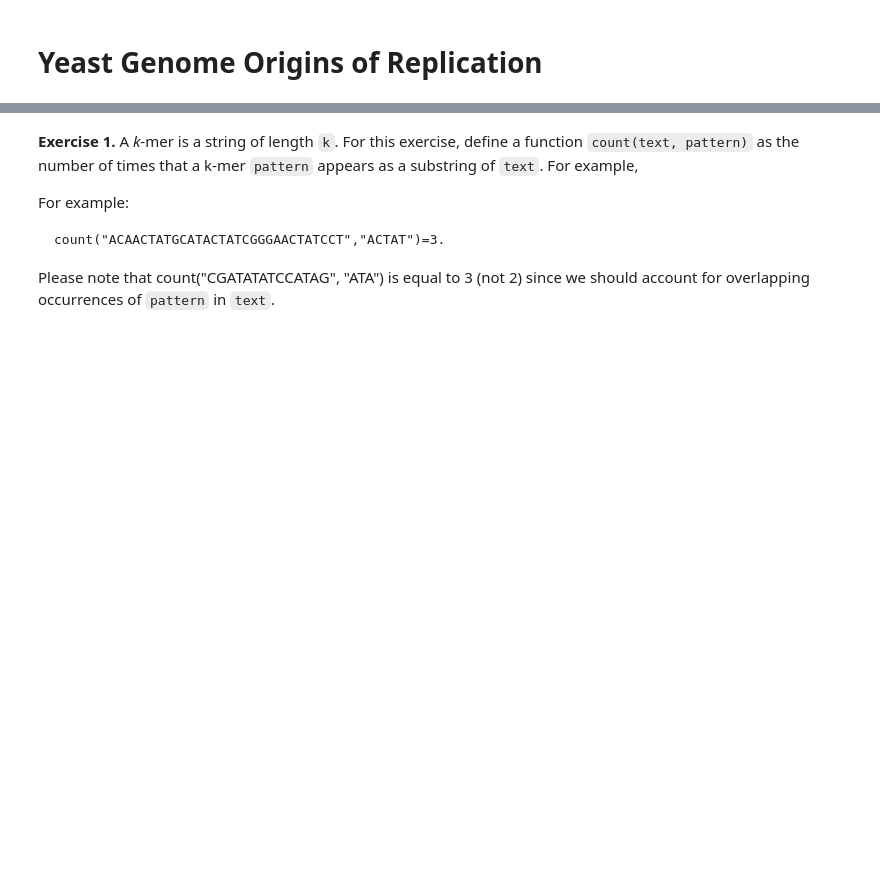
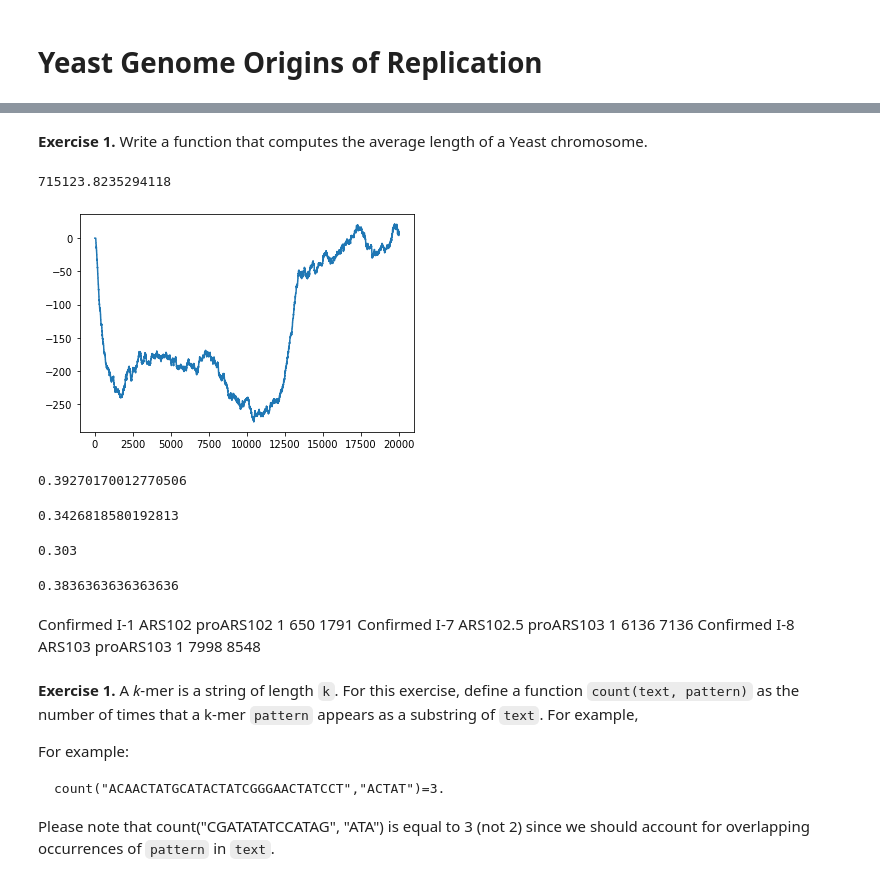
Before and after one commit to csc-448-2021-fall/csc-448-student, a Jupyter notebook: labs/Lab1.ipynb, the cells around one changed output, grey strips where cells are left out. Saved outputs shown, nothing was run; the diff lists cells and outputs as text; code cells hidden in the pictures; blank space fills up the shorter version.

```diff
--- a/labs/Lab1.ipynb
+++ b/labs/Lab1.ipynb
@@ -17,3 +21,54 @@ home = str(Path.home()) # all other paths are relative to this path.
+# %% [markdown]
+**Exercise 1.** Write a function that computes the average length of a Yeast chromosome.
+# %%
+from Bio import SeqIO
+
+fasta_sequences = SeqIO.parse(open(f"{home}/csc-448-student/data/GCF_000146045.2_R64_genomic.fna"),'fasta')
+s = 0
+l = 0
+chromosomes = []
+for fasta in fasta_sequences:
+    chromosomes.append(str(fasta.seq))
+    s += len(str(fasta.seq))
+    l += 1
+    #name, sequence = fasta.id, str(fasta.seq)
+s/l
+# %% [output]
+715123.8235294118
+# %%
+import Topic1_helper
+import pandas as pd
+ch = str(chromosomes[0])
+skews = pd.Series(Topic1_helper.skew(ch[:20000]))
+skews.plot.line();
+# %% [output]
+[figure, added]
+# %%
+def gc_content(seq):
+    count = 0
+    for c in seq:
+        if c.lower() == "g" or c.lower() == "c":
+            count += 1
+    return count/len(seq)
+gc_content(ch)
+# %% [output]
+0.39270170012770506
+# %%
+gc_content(ch[650:1791])
+# %% [output]
+0.3426818580192813
+# %%
+gc_content(ch[6136:7136])
+# %% [output]
+0.303
+# %%
+gc_content(ch[7998:8548])
+# %% [output]
+0.3836363636363636
+# %% [markdown]
+Confirmed	I-1	ARS102	proARS102	1	650	1791
+Confirmed	I-7	ARS102.5	proARS103	1	6136	7136
+Confirmed	I-8	ARS103	proARS103	1	7998	8548
 # %% [markdown]
 **Exercise 1.**
 A *k*-mer is a string of length ``k``. For this exercise, define a function ``count(text, pattern)`` as the number of times that a k-mer ``pattern`` appears as a substring of ``text``. For example,
```
Also changed, not shown: parts of 3 cells of this notebook, 5 other files.
